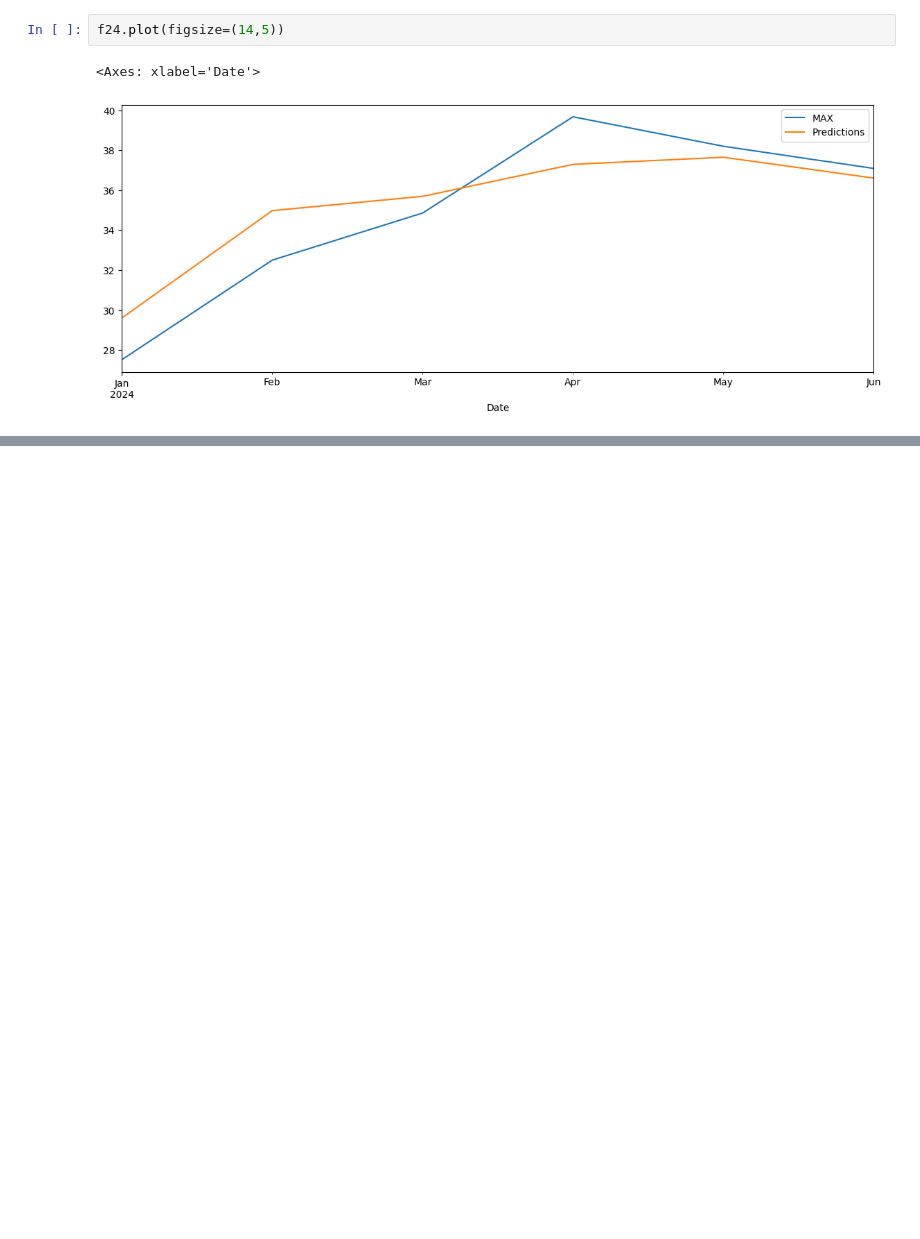
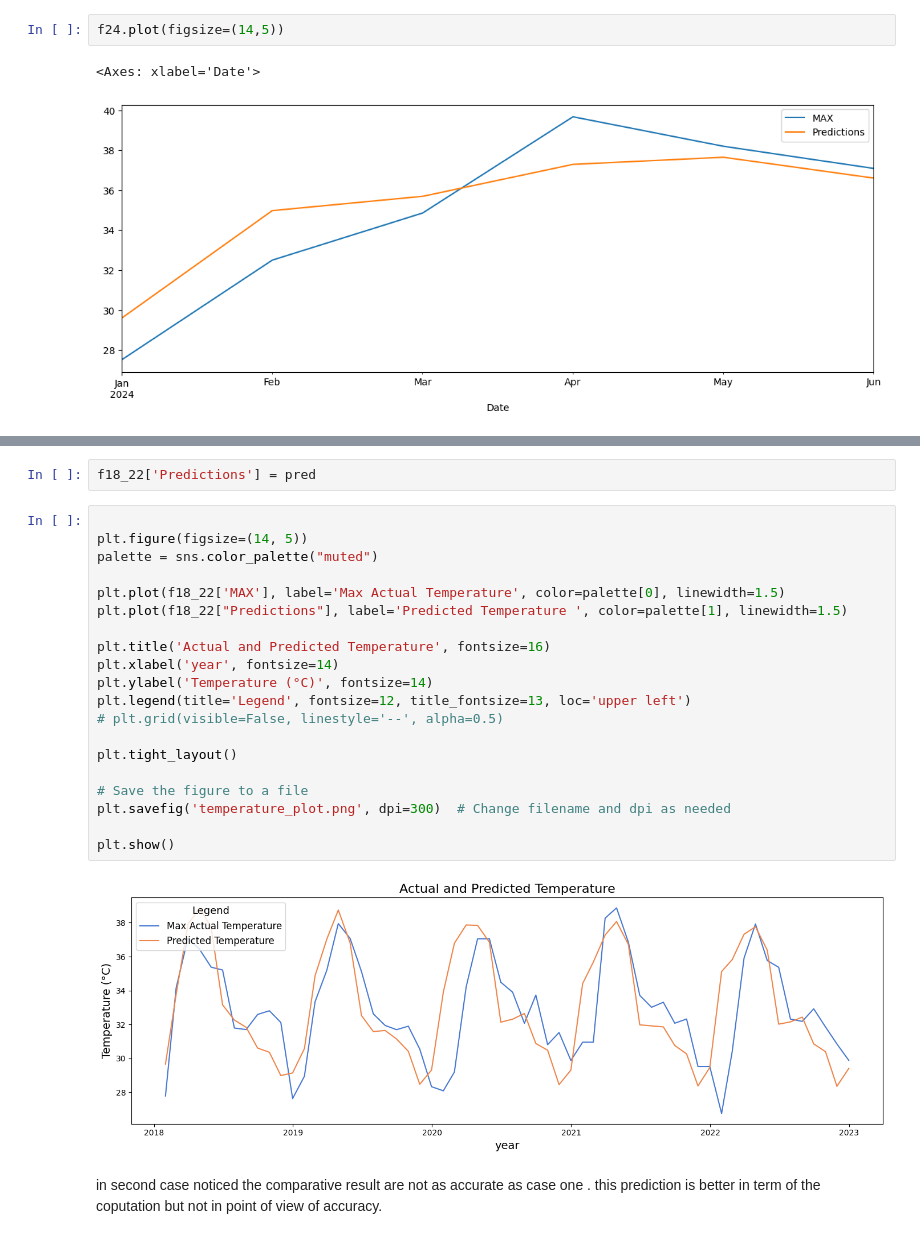
Before and after one commit to DeepMathukiya/Temperature, a Jupyter notebook: LSTM 2nd.ipynb, the cells around one changed output, grey strips where cells are left out. Drawn from its saved outputs; the diff is of its cells as text; blank space fills up the shorter version.

```diff
--- a/LSTM 2nd.ipynb
+++ b/LSTM 2nd.ipynb
@@ -663,0 +855,26 @@ f24.plot(figsize=(14,5))
+# %%
+f18_22['Predictions'] = pred
+# %%
+
+plt.figure(figsize=(14, 5))
+palette = sns.color_palette("muted")
+
+plt.plot(f18_22['MAX'], label='Max Actual Temperature', color=palette[0], linewidth=1.5)
+plt.plot(f18_22["Predictions"], label='Predicted Temperature ', color=palette[1], linewidth=1.5)
+
+plt.title('Actual and Predicted Temperature', fontsize=16)
+plt.xlabel('year', fontsize=14)
+plt.ylabel('Temperature (°C)', fontsize=14)
+plt.legend(title='Legend', fontsize=12, title_fontsize=13, loc='upper left')
+# plt.grid(visible=False, linestyle='--', alpha=0.5)
+
+plt.tight_layout()
+
+# Save the figure to a file
+plt.savefig('temperature_plot.png', dpi=300)  # Change filename and dpi as needed
+
+plt.show()
+# %% [output]
+[figure, added]
+# %% [markdown]
+in second case noticed the comparative result are not as accurate as case one . this prediction is better in term of the coputation but not in point of view of accuracy.
```
Also changed, not shown: parts of 23 cells of this notebook, 1 other file.
